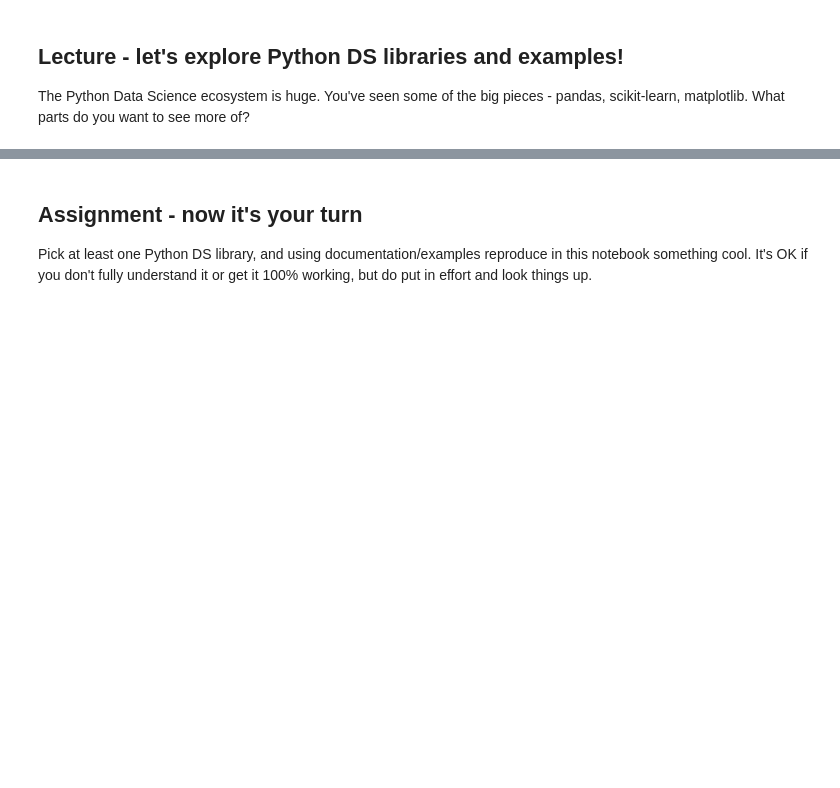
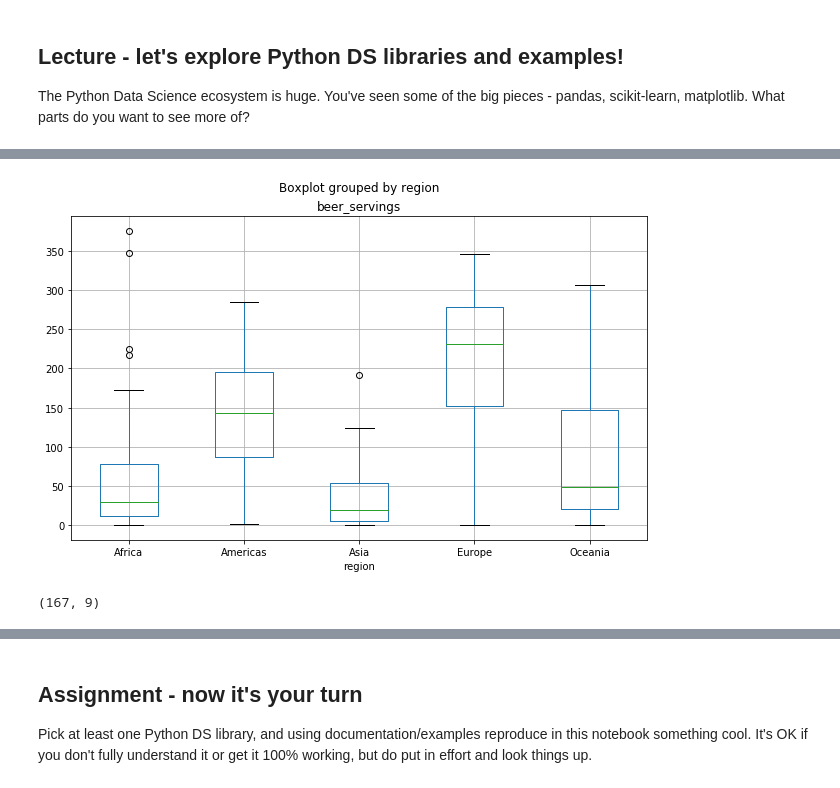
Before and after one commit to ngriggs/DS-Unit-1-Sprint-1-Dealing-With-Data, a Jupyter notebook: LS_DS_111_A_First_Look_at_Data.ipynb, the cells around one changed output, grey strips where cells are left out. Drawn from its saved outputs; the diff is of its cells as text; code cells hidden in the pictures; blank space fills up the shorter version.

```diff
--- a/LS_DS_111_A_First_Look_at_Data.ipynb
+++ b/LS_DS_111_A_First_Look_at_Data.ipynb
@@ -11,0 +242,4 @@ The Python Data Science ecosystem is huge. You've seen some of the big pieces -
+# %%
+df2.boxplot(column='beer_servings', by='region', figsize=(10, 6));
+# %% [output]
+[figure, added]
@@ -11,0 +248,5 @@ The Python Data Science ecosystem is huge. You've seen some of the big pieces -
+# %%
+df2 = df2.dropna(subset=['region'])
+df2.shape
+# %% [output]
+(167, 9)
```
Also changed, not shown: parts of 25 cells of this notebook.
